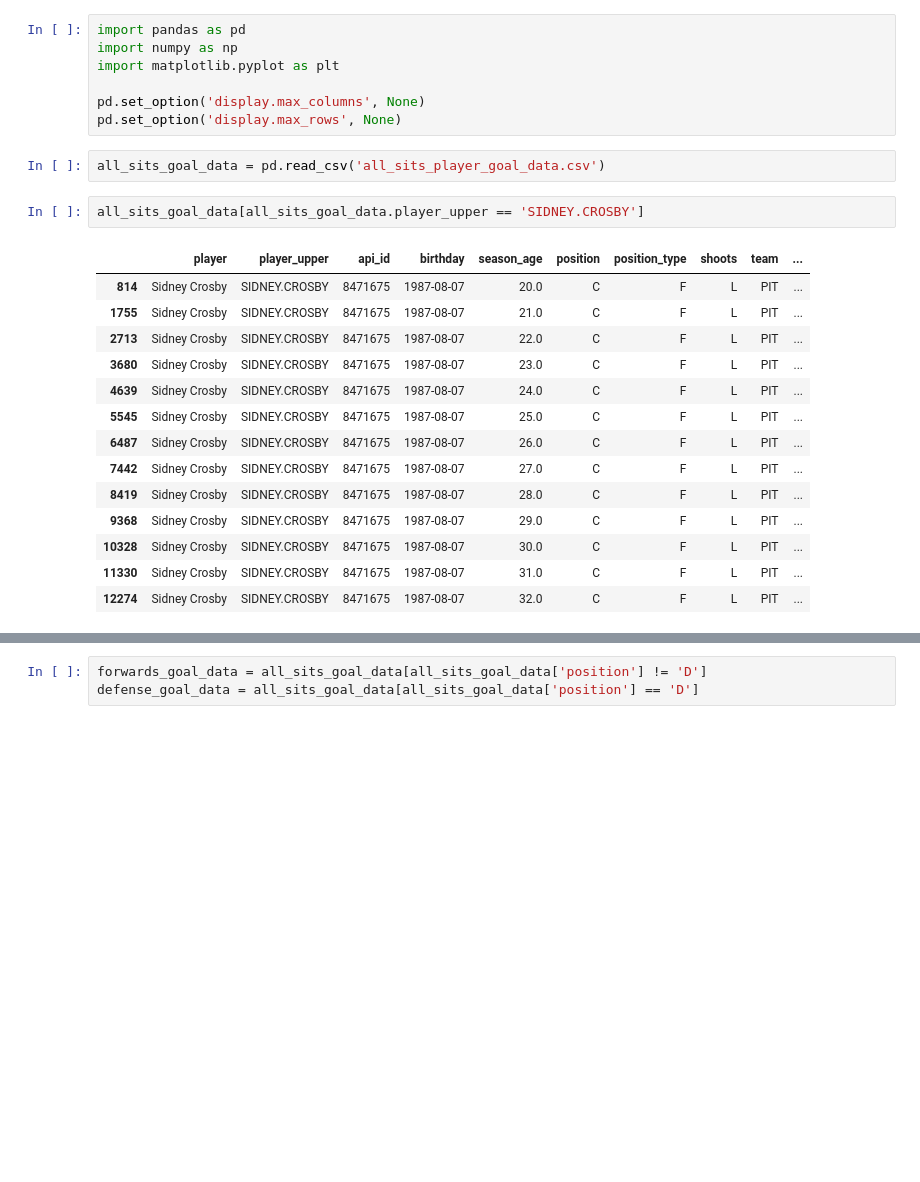
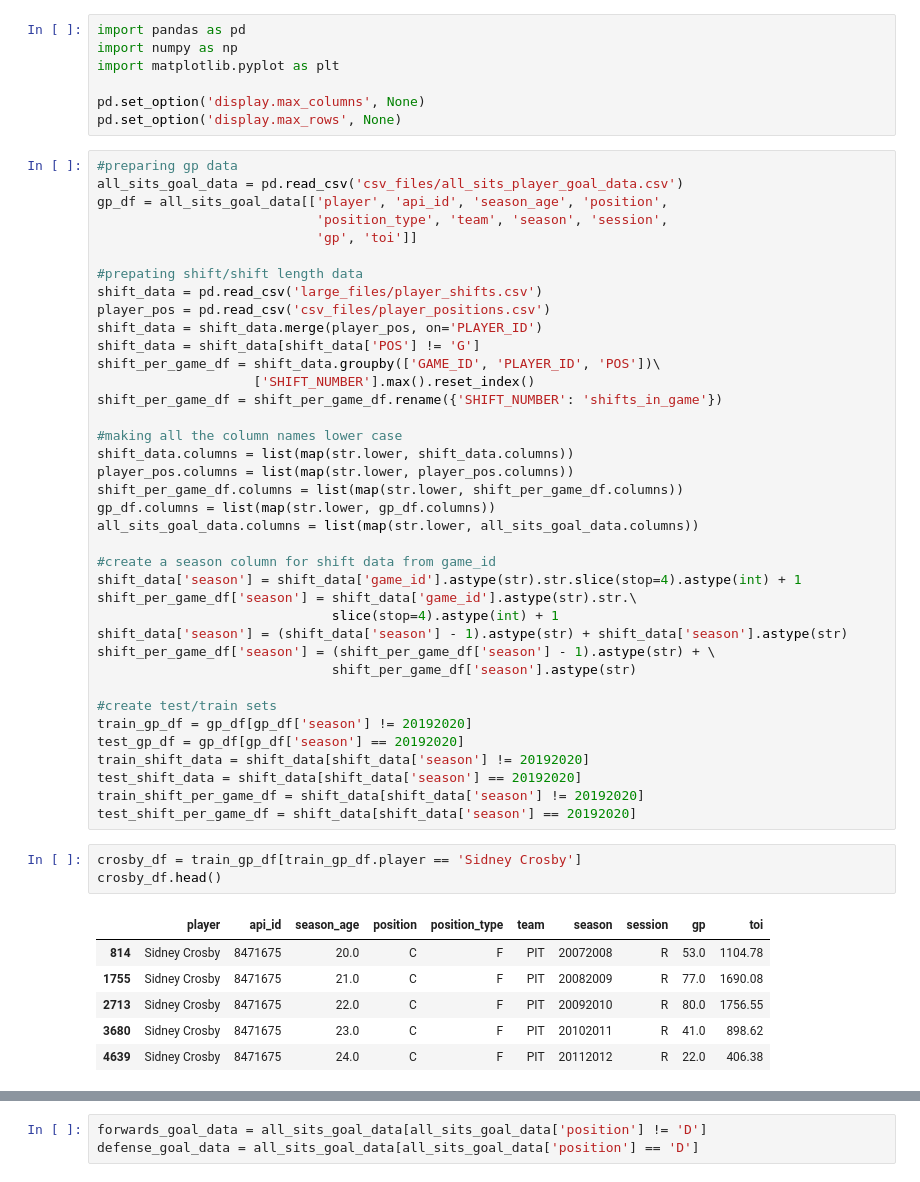
Before and after one commit to mcbarlowe/nhl_analysis, a Jupyter notebook: Predicting NHL Goals with Bayesian Methods.ipynb, the cells around one changed output, grey strips where cells are left out. Drawn from its saved outputs; the diff is of its cells as text; blank space fills up the shorter version.

```diff
--- a/Predicting NHL Goals with Bayesian Methods.ipynb
+++ b/Predicting NHL Goals with Bayesian Methods.ipynb
@@ -5,22 +5,51 @@ import matplotlib.pyplot as plt
 
 pd.set_option('display.max_columns', None)
 pd.set_option('display.max_rows', None)
-# %%
-all_sits_goal_data = pd.read_csv('all_sits_player_goal_data.csv')
-# %%
-all_sits_goal_data[all_sits_goal_data.player_upper == 'SIDNEY.CROSBY']
-# %% [output]
-|  | player | player_upper | api_id | birthday | season_age | position | position_type | shoots | team | ... |
-| 814 | Sidney Crosby | SIDNEY.CROSBY | 8471675 | 1987-08-07 | 20.0 | C | F | L | PIT | ... |
-| 1755 | Sidney Crosby | SIDNEY.CROSBY | 8471675 | 1987-08-07 | 21.0 | C | F | L | PIT | ... |
-| 2713 | Sidney Crosby | SIDNEY.CROSBY | 8471675 | 1987-08-07 | 22.0 | C | F | L | PIT | ... |
-| 3680 | Sidney Crosby | SIDNEY.CROSBY | 8471675 | 1987-08-07 | 23.0 | C | F | L | PIT | ... |
-| 4639 | Sidney Crosby | SIDNEY.CROSBY | 8471675 | 1987-08-07 | 24.0 | C | F | L | PIT | ... |
-| 5545 | Sidney Crosby | SIDNEY.CROSBY | 8471675 | 1987-08-07 | 25.0 | C | F | L | PIT | ... |
-| 6487 | Sidney Crosby | SIDNEY.CROSBY | 8471675 | 1987-08-07 | 26.0 | C | F | L | PIT | ... |
-| 7442 | Sidney Crosby | SIDNEY.CROSBY | 8471675 | 1987-08-07 | 27.0 | C | F | L | PIT | ... |
-| 8419 | Sidney Crosby | SIDNEY.CROSBY | 8471675 | 1987-08-07 | 28.0 | C | F | L | PIT | ... |
-| 9368 | Sidney Crosby | SIDNEY.CROSBY | 8471675 | 1987-08-07 | 29.0 | C | F | L | PIT | ... |
-| 10328 | Sidney Crosby | SIDNEY.CROSBY | 8471675 | 1987-08-07 | 30.0 | C | F | L | PIT | ... |
-| 11330 | Sidney Crosby | SIDNEY.CROSBY | 8471675 | 1987-08-07 | 31.0 | C | F | L | PIT | ... |
-| 12274 | Sidney Crosby | SIDNEY.CROSBY | 8471675 | 1987-08-07 | 32.0 | C | F | L | PIT | ... |
+# %%
+#preparing gp data
+all_sits_goal_data = pd.read_csv('csv_files/all_sits_player_goal_data.csv')
+gp_df = all_sits_goal_data[['player', 'api_id', 'season_age', 'position',
+                            'position_type', 'team', 'season', 'session',
+                            'gp', 'toi']]
+
+#prepating shift/shift length data
+shift_data = pd.read_csv('large_files/player_shifts.csv')
+player_pos = pd.read_csv('csv_files/player_positions.csv')
+shift_data = shift_data.merge(player_pos, on='PLAYER_ID')
+shift_data = shift_data[shift_data['POS'] != 'G']
+shift_per_game_df = shift_data.groupby(['GAME_ID', 'PLAYER_ID', 'POS'])\
+                    ['SHIFT_NUMBER'].max().reset_index()
+shift_per_game_df = shift_per_game_df.rename({'SHIFT_NUMBER': 'shifts_in_game'})
+
+#making all the column names lower case
+shift_data.columns = list(map(str.lower, shift_data.columns))
+player_pos.columns = list(map(str.lower, player_pos.columns))
+shift_per_game_df.columns = list(map(str.lower, shift_per_game_df.columns))
+gp_df.columns = list(map(str.lower, gp_df.columns))
+all_sits_goal_data.columns = list(map(str.lower, all_sits_goal_data.columns))
+
+#create a season column for shift data from game_id
+shift_data['season'] = shift_data['game_id'].astype(str).str.slice(stop=4).astype(int) + 1
+shift_per_game_df['season'] = shift_data['game_id'].astype(str).str.\
+                              slice(stop=4).astype(int) + 1
+shift_data['season'] = (shift_data['season'] - 1).astype(str) + shift_data['season'].astype(str)
+shift_per_game_df['season'] = (shift_per_game_df['season'] - 1).astype(str) + \
+                              shift_per_game_df['season'].astype(str)
+
+#create test/train sets
+train_gp_df = gp_df[gp_df['season'] != 20192020]
+test_gp_df = gp_df[gp_df['season'] == 20192020]
+train_shift_data = shift_data[shift_data['season'] != 20192020]
+test_shift_data = shift_data[shift_data['season'] == 20192020]
+train_shift_per_game_df = shift_data[shift_data['season'] != 20192020]
+test_shift_per_game_df = shift_data[shift_data['season'] == 20192020]
+# %%
+crosby_df = train_gp_df[train_gp_df.player == 'Sidney Crosby']
+crosby_df.head()
+# %% [output]
+|  | player | api_id | season_age | position | position_type | team | season | session | gp | toi |
+| 814 | Sidney Crosby | 8471675 | 20.0 | C | F | PIT | 20072008 | R | 53.0 | 1104.78 |
+| 1755 | Sidney Crosby | 8471675 | 21.0 | C | F | PIT | 20082009 | R | 77.0 | 1690.08 |
+| 2713 | Sidney Crosby | 8471675 | 22.0 | C | F | PIT | 20092010 | R | 80.0 | 1756.55 |
+| 3680 | Sidney Crosby | 8471675 | 23.0 | C | F | PIT | 20102011 | R | 41.0 | 898.62 |
+| 4639 | Sidney Crosby | 8471675 | 24.0 | C | F | PIT | 20112012 | R | 22.0 | 406.38 |
```
Also changed, not shown: parts of 15 cells of this notebook, 6 other files.
